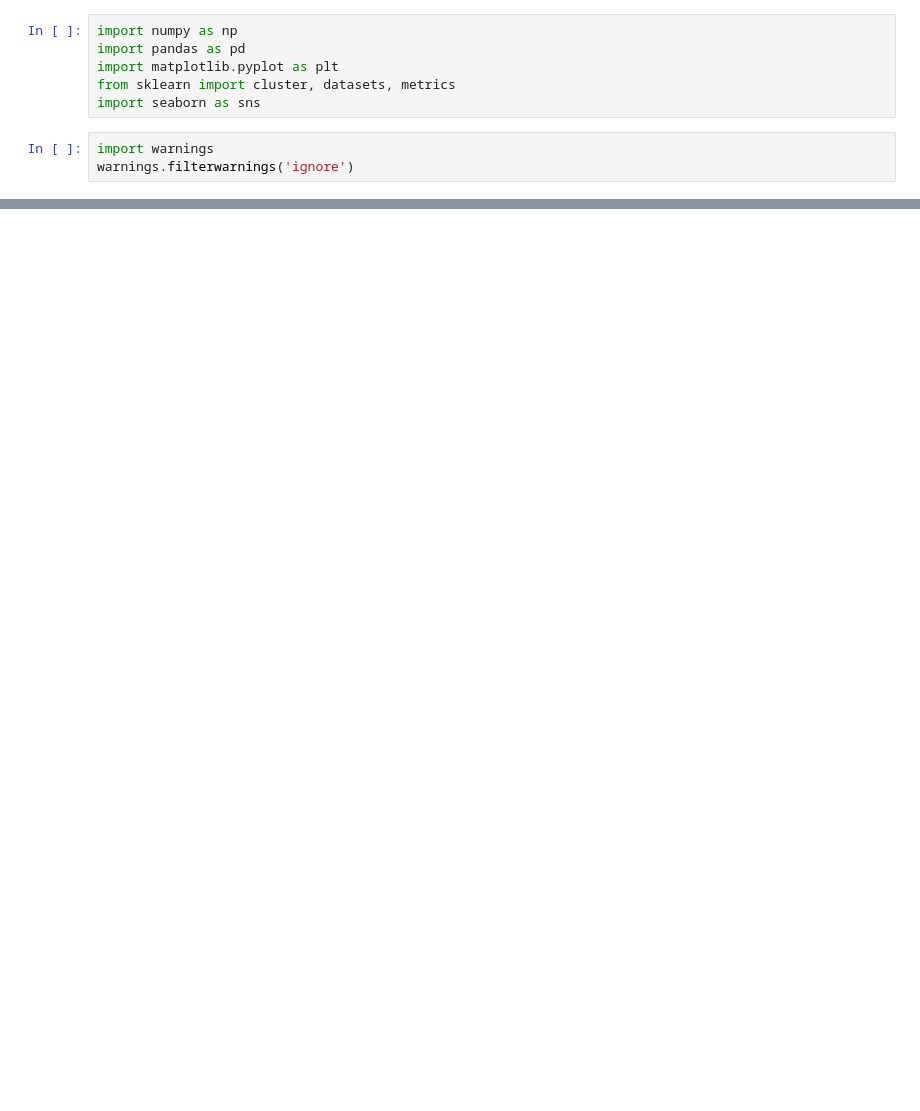
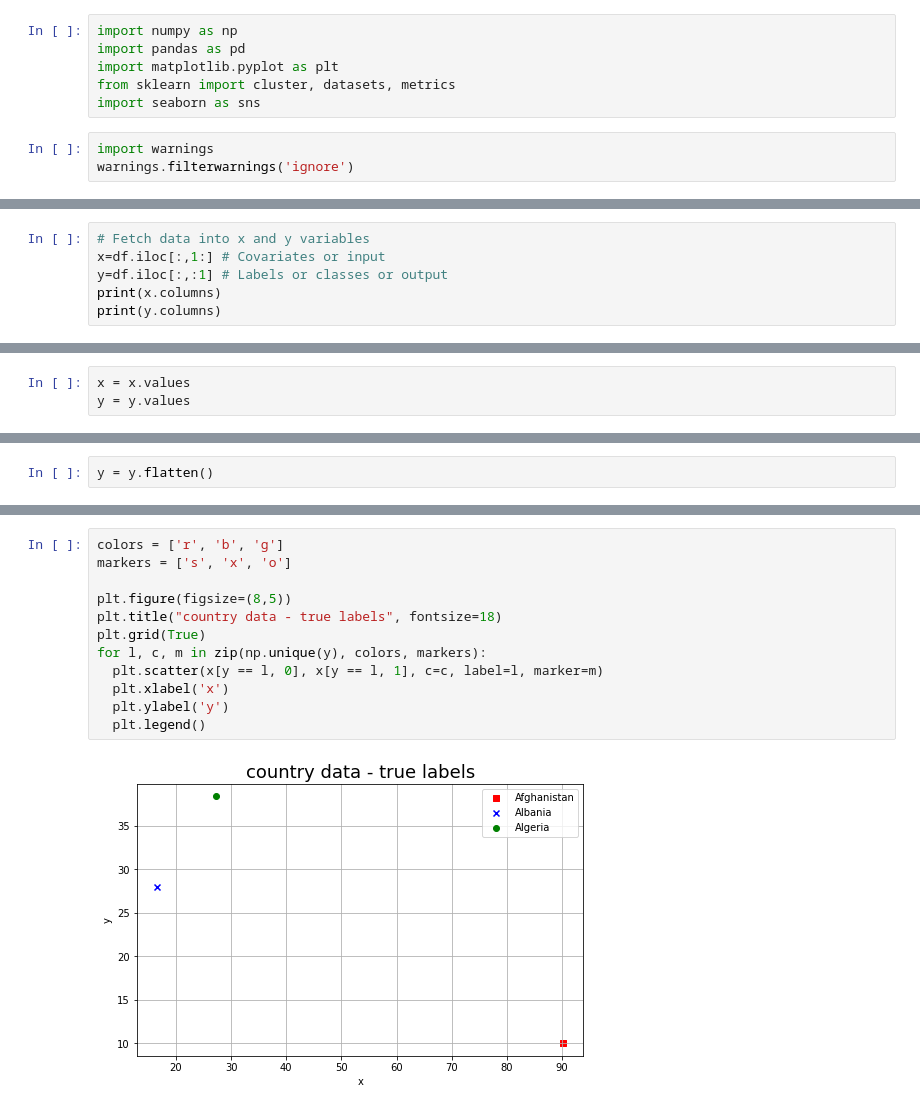
Before and after one commit to mk17250/CE888--Lab-6-, a Jupyter notebook: CE888_Lab_6_Task_7.ipynb, the cells around one changed output, grey strips where cells are left out. Drawn from its saved outputs; the diff is of its cells as text; blank space fills up the shorter version.

```diff
--- a/CE888_Lab_6_Task_7.ipynb
+++ b/CE888_Lab_6_Task_7.ipynb
@@ -28,0 +47,6 @@ df.head(n=10)
+# %%
+# Fetch data into x and y variables
+x=df.iloc[:,1:] # Covariates or input
+y=df.iloc[:,:1] # Labels or classes or output
+print(x.columns)
+print(y.columns)
@@ -28,0 +62,3 @@ df.head(n=10)
+# %%
+x = x.values
+y = y.values
@@ -28,0 +73,2 @@ df.head(n=10)
+# %%
+y = y.flatten()
@@ -28,0 +143,14 @@ df.head(n=10)
+# %%
+colors = ['r', 'b', 'g']
+markers = ['s', 'x', 'o']
+
+plt.figure(figsize=(8,5))
+plt.title("country data - true labels", fontsize=18)
+plt.grid(True)
+for l, c, m in zip(np.unique(y), colors, markers):
+  plt.scatter(x[y == l, 0], x[y == l, 1], c=c, label=l, marker=m)
+  plt.xlabel('x')
+  plt.ylabel('y')
+  plt.legend()
+# %% [output]
+[figure, added]
```
Also changed, not shown: parts of 28 cells of this notebook.
